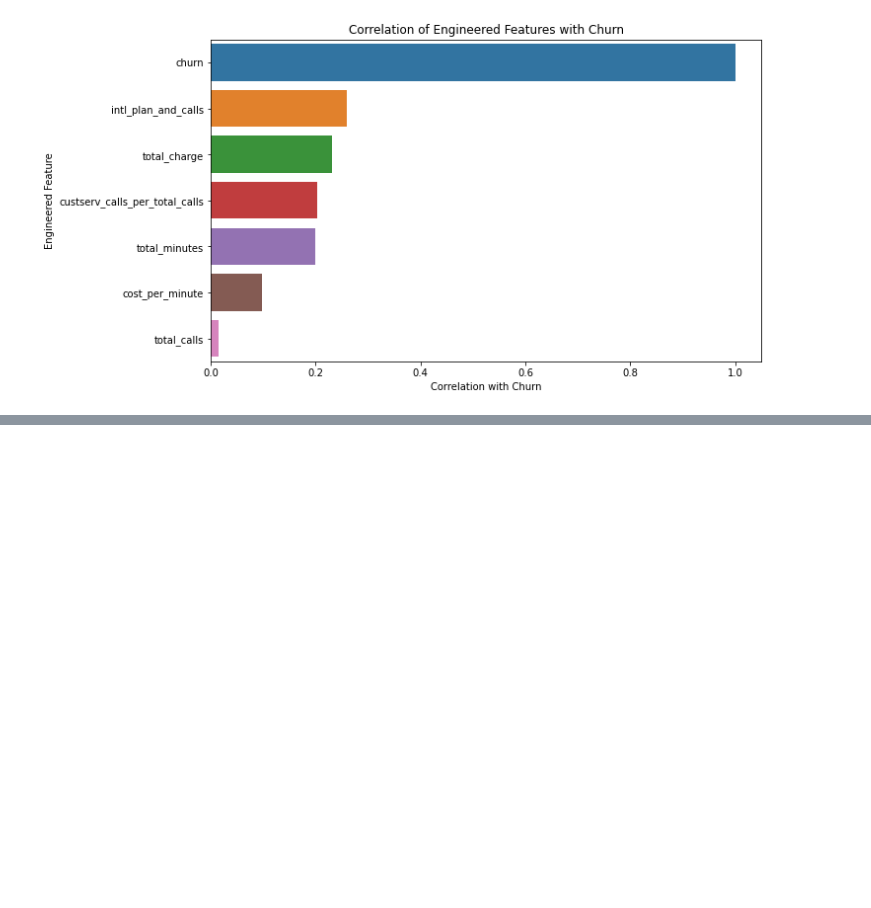
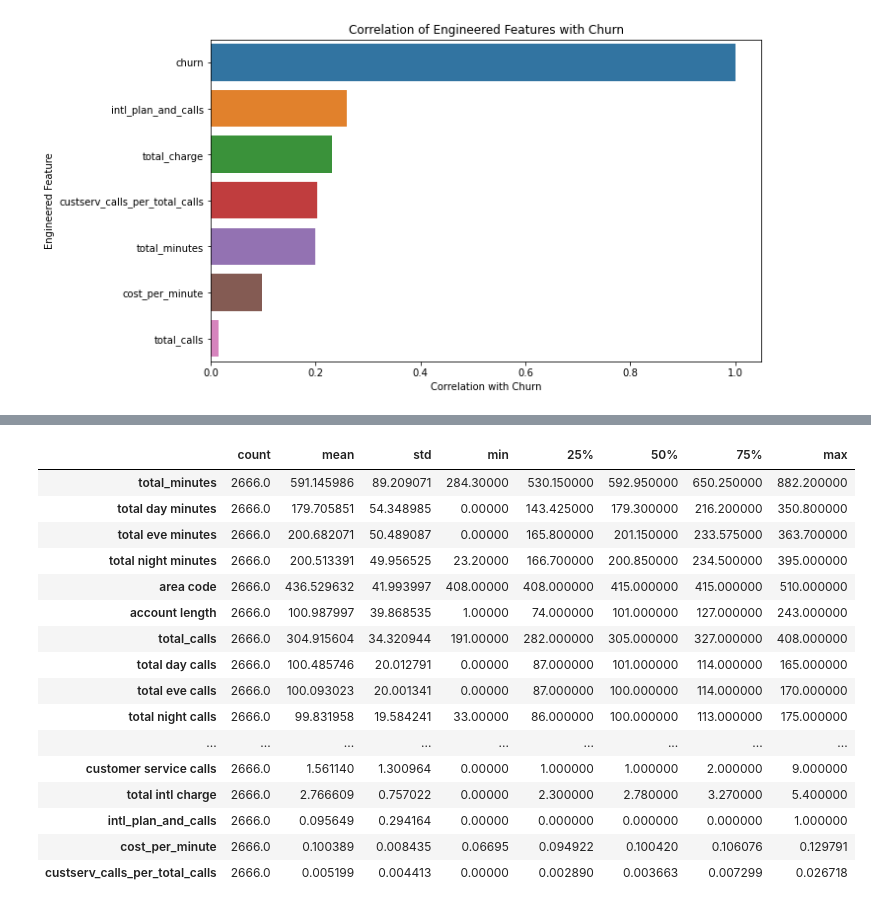
Before and after one commit to HellenDianaNjeri/SyriaTel-Customer-Churn, a Jupyter notebook: notebooks/SyriaTel Customer Churn.ipynb, the cells around one changed output, grey strips where cells are left out. Saved outputs shown, nothing was run; the diff lists cells and outputs as text; code cells hidden in the pictures; blank space fills up the shorter version.

Commit message:
Add descriptive statistics overview.

```diff
--- a/notebooks/SyriaTel Customer Churn.ipynb
+++ b/notebooks/SyriaTel Customer Churn.ipynb
@@ -543,0 +553,21 @@ plt.show()
+# %%
+# 5.1 Descriptive statistics
+X_train.describe().T.sort_values(by="std", ascending=False)
+# %% [output]
+|  | count | mean | std | min | 25% | 50% | 75% | max |
+| total_minutes | 2666.0 | 591.145986 | 89.209071 | 284.30000 | 530.150000 | 592.950000 | 650.250000 | 882.200000 |
+| total day minutes | 2666.0 | 179.705851 | 54.348985 | 0.00000 | 143.425000 | 179.300000 | 216.200000 | 350.800000 |
+| total eve minutes | 2666.0 | 200.682071 | 50.489087 | 0.00000 | 165.800000 | 201.150000 | 233.575000 | 363.700000 |
+| total night minutes | 2666.0 | 200.513391 | 49.956525 | 23.20000 | 166.700000 | 200.850000 | 234.500000 | 395.000000 |
+| area code | 2666.0 | 436.529632 | 41.993997 | 408.00000 | 408.000000 | 415.000000 | 415.000000 | 510.000000 |
+| account length | 2666.0 | 100.987997 | 39.868535 | 1.00000 | 74.000000 | 101.000000 | 127.000000 | 243.000000 |
+| total_calls | 2666.0 | 304.915604 | 34.320944 | 191.00000 | 282.000000 | 305.000000 | 327.000000 | 408.000000 |
+| total day calls | 2666.0 | 100.485746 | 20.012791 | 0.00000 | 87.000000 | 101.000000 | 114.000000 | 165.000000 |
+| total eve calls | 2666.0 | 100.093023 | 20.001341 | 0.00000 | 87.000000 | 100.000000 | 114.000000 | 170.000000 |
+| total night calls | 2666.0 | 99.831958 | 19.584241 | 33.00000 | 86.000000 | 100.000000 | 113.000000 | 175.000000 |
+| ... | ... | ... | ... | ... | ... | ... | ... | ... |
+| customer service calls | 2666.0 | 1.561140 | 1.300964 | 0.00000 | 1.000000 | 1.000000 | 2.000000 | 9.000000 |
+| total intl charge | 2666.0 | 2.766609 | 0.757022 | 0.00000 | 2.300000 | 2.780000 | 3.270000 | 5.400000 |
+| intl_plan_and_calls | 2666.0 | 0.095649 | 0.294164 | 0.00000 | 0.000000 | 0.000000 | 0.000000 | 1.000000 |
+| cost_per_minute | 2666.0 | 0.100389 | 0.008435 | 0.06695 | 0.094922 | 0.100420 | 0.106076 | 0.129791 |
+| custserv_calls_per_total_calls | 2666.0 | 0.005199 | 0.004413 | 0.00000 | 0.002890 | 0.003663 | 0.007299 | 0.026718 |
```
Also changed, not shown: parts of 7 cells of this notebook.
